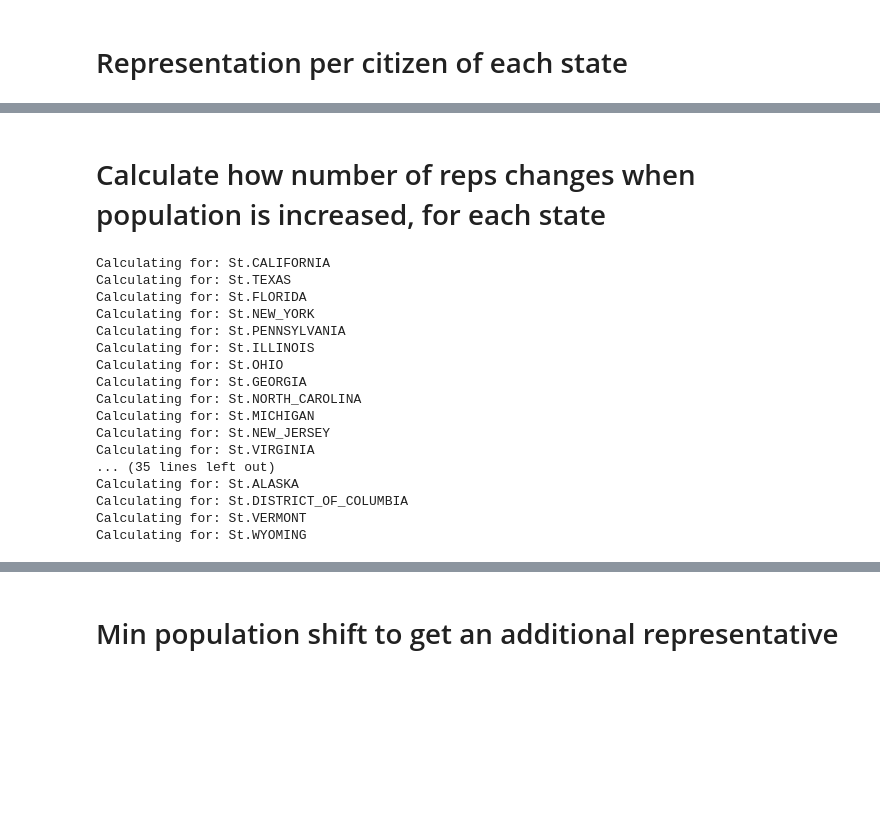
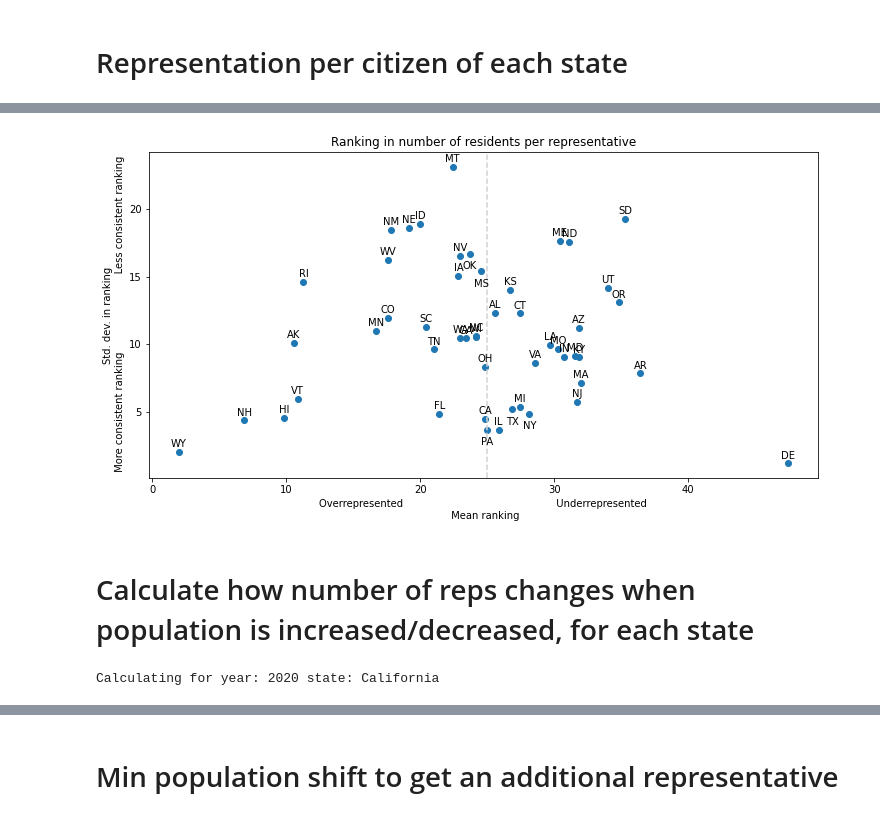
Before and after one commit to smrfeld/house-of-reps, a Jupyter notebook: notebooks/analyze.ipynb, the cells around one changed output, grey strips where cells are left out. Drawn from its saved outputs; the diff is of its cells as text; code cells hidden in the pictures; blank space fills up the shorter version.

```diff
--- a/notebooks/analyze.ipynb
+++ b/notebooks/analyze.ipynb
@@ -44,0 +139,27 @@ plt.show()
+# %%
+mean_dat = [x[2] for x in plt_data.values()]
+std_dat = [x[3] for x in plt_data.values()]
+labels = [x.value for x in plt_data.keys()]
+
+plt.figure(figsize=(12,6))
+plt.axvline(25,color='lightgray',linestyle='dashed')
+plt.scatter(mean_dat, std_dat)
+plt.xlabel('Overrepresented                                                 Underrepresented\n Mean ranking')
+plt.ylabel('Std. dev. in ranking\n More consistent ranking                         Less consistent ranking')
+plt.title('Ranking in number of residents per representative')
+
+downs = ['TX','NY','PA','OK','MS']
+for i, txt in enumerate(labels):
+    if txt in downs:
+        xytext=(0,-15)
+    else:
+        xytext=(0,5)
+    plt.annotate(
+        txt,
+        (mean_dat[i], std_dat[i]),
+        textcoords="offset points", # how to position the text
+        xytext=xytext, # distance from text to points (x,y)
+        ha='center'
+        ) # horizontal alignment can be left, right or center
+# %% [output]
+[figure, added]
@@ -45,5 +172,5 @@ plt.show()
 # %% [markdown]
-# Calculate how number of reps changes when population is increased, for each state
+# Calculate how number of reps changes when population is increased/decreased, for each state
 # %%
 def write_csv(fname: str, pops_shift_millions: List[float], no_reps_assigned: Dict[St,List[Tuple[float,int,int]]]):
     with open(fname, 'w') as csvfile:
@@ -105,33 +231,25 @@ house = HouseOfReps()
 
 # Population to add to the state, detracted from the rest of the USA
 pops_add_millions = list(0.005*np.arange(0,201))
+pops_lost_millions = list(-0.005*np.arange(0,201))
 
-# For exporting data
-if not os.path.isdir('analyze_data/population_added_2010'):
-    os.makedirs('analyze_data/population_added_2010')
+for year in Year:
 
-for st in St:
-    print("Calculating for: %s" % st)
+    # For exporting data
+    dir_name_add = 'analyze_data/population_add_%s' % year.value
+    dir_name_lose = 'analyze_data/population_lose_%s' % year.value
+    if not os.path.isdir(dir_name_add):
+        os.makedirs(dir_name_add)
+    if not os.path.isdir(dir_name_lose):
+        os.makedirs(dir_name_lose)
 
-    no_reps_assigned = calculate_no_reps_assigned(house, pops_add_millions)
+    for st in St:
+        print("Calculating for year: %s state: %s" % (year.value, st.name))
 
-    # Export data
-    write_csv('analyze_data/population_added_2010/%s.csv' % st.value, pops_add_millions, no_reps_assigned)
+        no_reps_assigned = calculate_no_reps_assigned(house, year, pops_add_millions)
+        write_csv(os.path.join(dir_name_add, '%s.csv' % st.value), pops_add_millions, no_reps_assigned)
+
+        no_reps_assigned = calculate_no_reps_assigned(house, year, pops_lost_millions)
+        write_csv(os.path.join(dir_name_lose, '%s.csv' % st.value), pops_lost_millions, no_reps_assigned)
 # %% [output]
-Calculating for: St.CALIFORNIA
-Calculating for: St.TEXAS
-Calculating for: St.FLORIDA
-Calculating for: St.NEW_YORK
-Calculating for: St.PENNSYLVANIA
-Calculating for: St.ILLINOIS
-Calculating for: St.OHIO
-Calculating for: St.GEORGIA
-Calculating for: St.NORTH_CAROLINA
-Calculating for: St.MICHIGAN
-Calculating for: St.NEW_JERSEY
-Calculating for: St.VIRGINIA
-... (35 lines left out)
-Calculating for: St.ALASKA
-Calculating for: St.DISTRICT_OF_COLUMBIA
-Calculating for: St.VERMONT
-Calculating for: St.WYOMING
+Calculating for year: 2020 state: California
```
Also changed, not shown: parts of 20 cells of this notebook, 11 other files.
